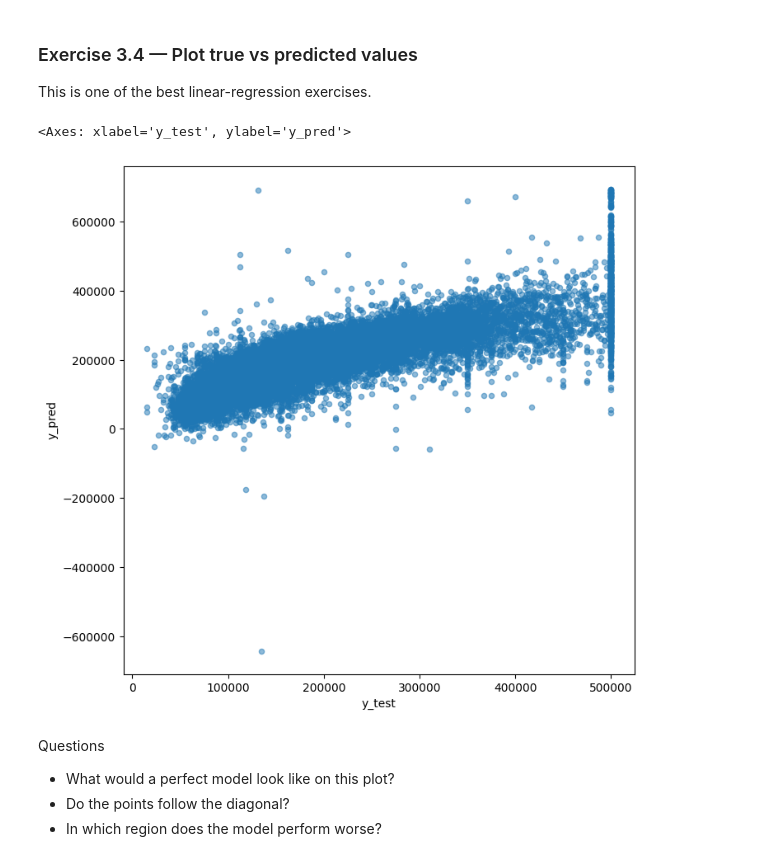
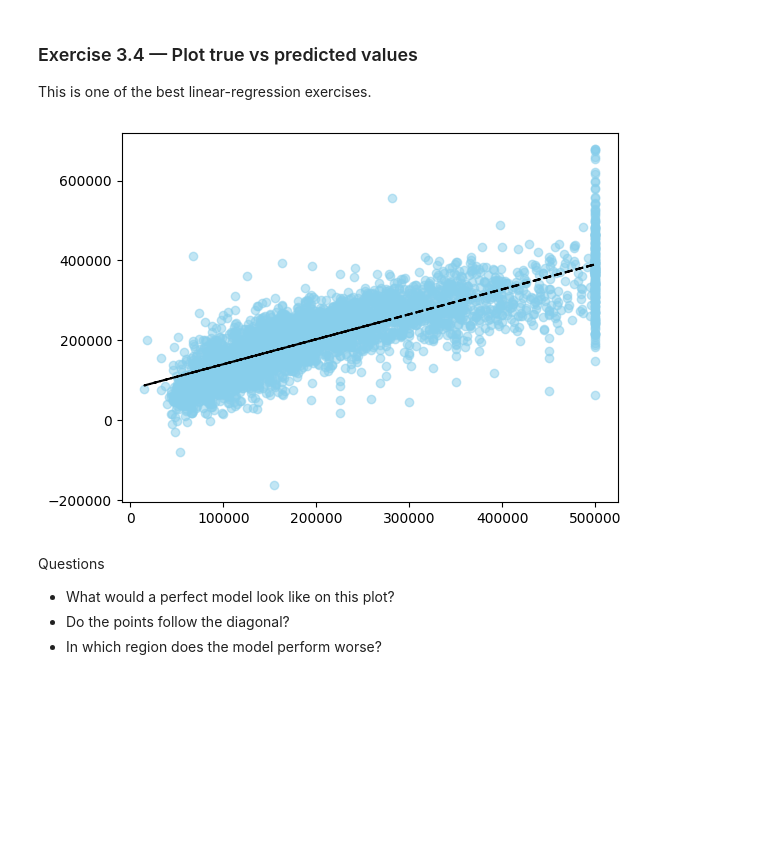
Before and after one commit to User76251/ML-Project-Housing, a Jupyter notebook: 5-housing-exercise-empty.ipynb, the cells around one changed output. Drawn from its saved outputs; the diff is of its cells as text; code cells hidden in the pictures; blank space fills up the shorter version.

```diff
--- a/5-housing-exercise-empty.ipynb
+++ b/5-housing-exercise-empty.ipynb
@@ -470,7 +470,7 @@ clf.fit(X_train_prepared, y_train)
 # %% [output]
 LinearRegression()
 # %%
-y_pred = clf.predict(X_train_prepared)
+y_pred = clf.predict(X_test_prepared)
 # %% [markdown]
 Questions for students
 
@@ -483,7 +483,7 @@ Questions for students
 Explain that the residual is: $$ residual = y_{true} - y_{cell}$$
 # %%
 results_df = pd.DataFrame({
-    "y_test": y_train.reset_index(drop=True),
+    "y_test": y_test.reset_index(drop=True),
     "y_pred": y_pred
 })
 
@@ -516,11 +516,21 @@ Questions
 ### Exercise 3.4 — Plot true vs predicted values
 
 This is one of the best linear-regression exercises.
-# %%
-results_df.plot(x="y_test", y="y_pred", kind="scatter", figsize=(8,8), alpha=0.5)
-# %% [output]
-<Axes: xlabel='y_test', ylabel='y_pred'>
-[figure, removed]
+# %%
+#results_df.plot(x="y_test", y="y_pred", kind="scatter", figsize=(8,8), alpha=0.5, c="DarkBlue")
+
+import matplotlib.pyplot as pltp
+
+x = results_df["y_test"]
+y = results_df["y_pred"]
+
+m, b = np.polyfit(x, y, 1)
+
+pltp.scatter(x, y, color='skyblue', alpha=0.5)
+pltp.plot(x, m*x+b, '--k')
+pltp.show()
+# %% [output]
+[figure, added]
 # %% [markdown]
 Questions
 
```
Also changed, not shown: parts of 1 cell of this notebook.
